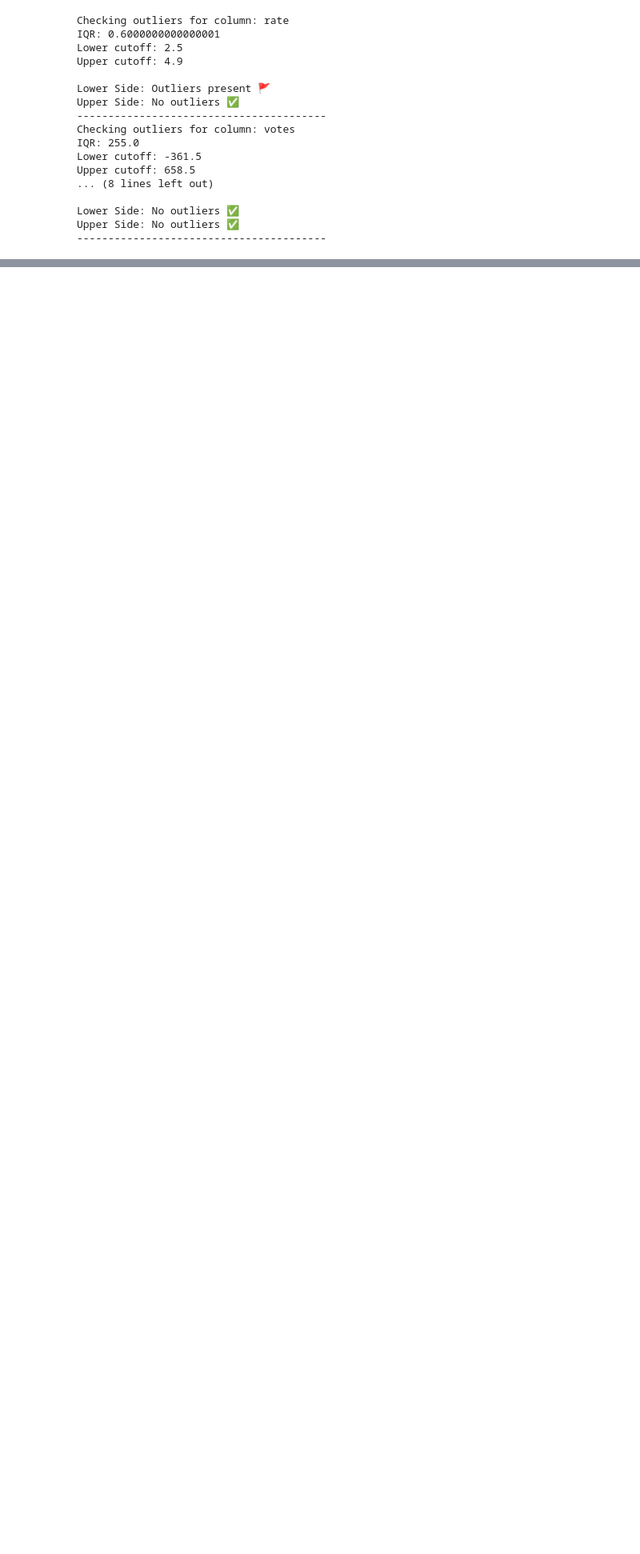
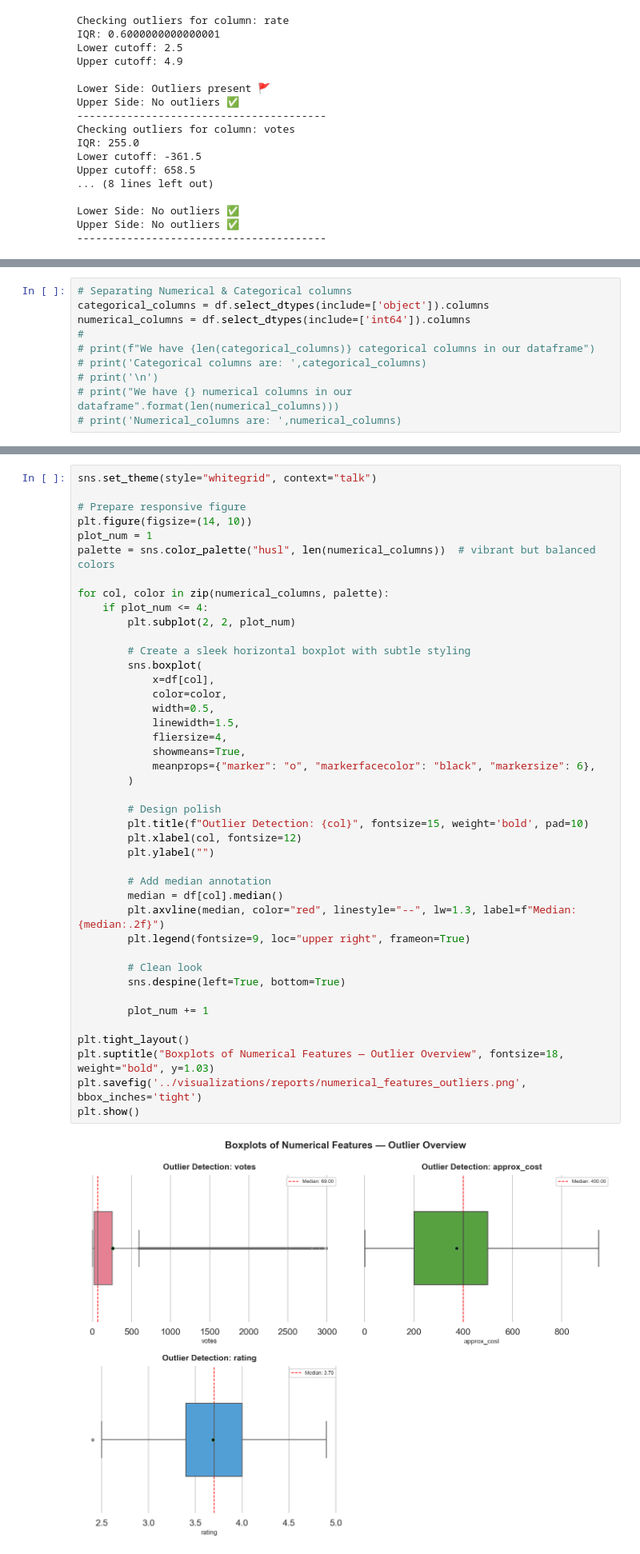
Before and after one commit to bhavbooks/Zomato-Restaurants-Rating-Prediction-, a Jupyter notebook: src/preprocessing.ipynb, the cells around one changed output, grey strips where cells are left out. Shown: that part at 80% size. Drawn from its saved outputs; the diff is of its cells as text; blank space fills up the shorter version.

```diff
--- a/src/preprocessing.ipynb
+++ b/src/preprocessing.ipynb
@@ -148,0 +141,10 @@ Upper Side: No outliers ✅
+# %%
+# Separating Numerical & Categorical columns
+categorical_columns = df.select_dtypes(include=['object']).columns
+numerical_columns = df.select_dtypes(include=['int64']).columns
+#
+# print(f"We have {len(categorical_columns)} categorical columns in our dataframe")
+# print('Categorical columns are: ',categorical_columns)
+# print('\n')
+# print("We have {} numerical columns in our dataframe".format(len(numerical_columns)))
+# print('Numerical_columns are: ',numerical_columns)
@@ -148,0 +162,44 @@ Upper Side: No outliers ✅
+# %%
+sns.set_theme(style="whitegrid", context="talk")
+
+# Prepare responsive figure
+plt.figure(figsize=(14, 10))
+plot_num = 1
+palette = sns.color_palette("husl", len(numerical_columns))  # vibrant but balanced colors
+
+for col, color in zip(numerical_columns, palette):
+    if plot_num <= 4:
+        plt.subplot(2, 2, plot_num)
+
+        # Create a sleek horizontal boxplot with subtle styling
+        sns.boxplot(
+            x=df[col],
+            color=color,
+            width=0.5,
+            linewidth=1.5,
+            fliersize=4,
+            showmeans=True,
+            meanprops={"marker": "o", "markerfacecolor": "black", "markersize": 6},
+        )
+
+        # Design polish
+        plt.title(f"Outlier Detection: {col}", fontsize=15, weight='bold', pad=10)
+        plt.xlabel(col, fontsize=12)
+        plt.ylabel("")
+
+        # Add median annotation
+        median = df[col].median()
+        plt.axvline(median, color="red", linestyle="--", lw=1.3, label=f"Median: {median:.2f}")
+        plt.legend(fontsize=9, loc="upper right", frameon=True)
+
+        # Clean look
+        sns.despine(left=True, bottom=True)
+
+        plot_num += 1
+
+plt.tight_layout()
+plt.suptitle("Boxplots of Numerical Features — Outlier Overview", fontsize=18, weight="bold", y=1.03)
+plt.savefig('../visualizations/reports/numerical_features_outliers.png', bbox_inches='tight')
+plt.show()
+# %% [output]
+[figure, added]
```
Also changed, not shown: parts of 33 cells of this notebook, 5 other files.
